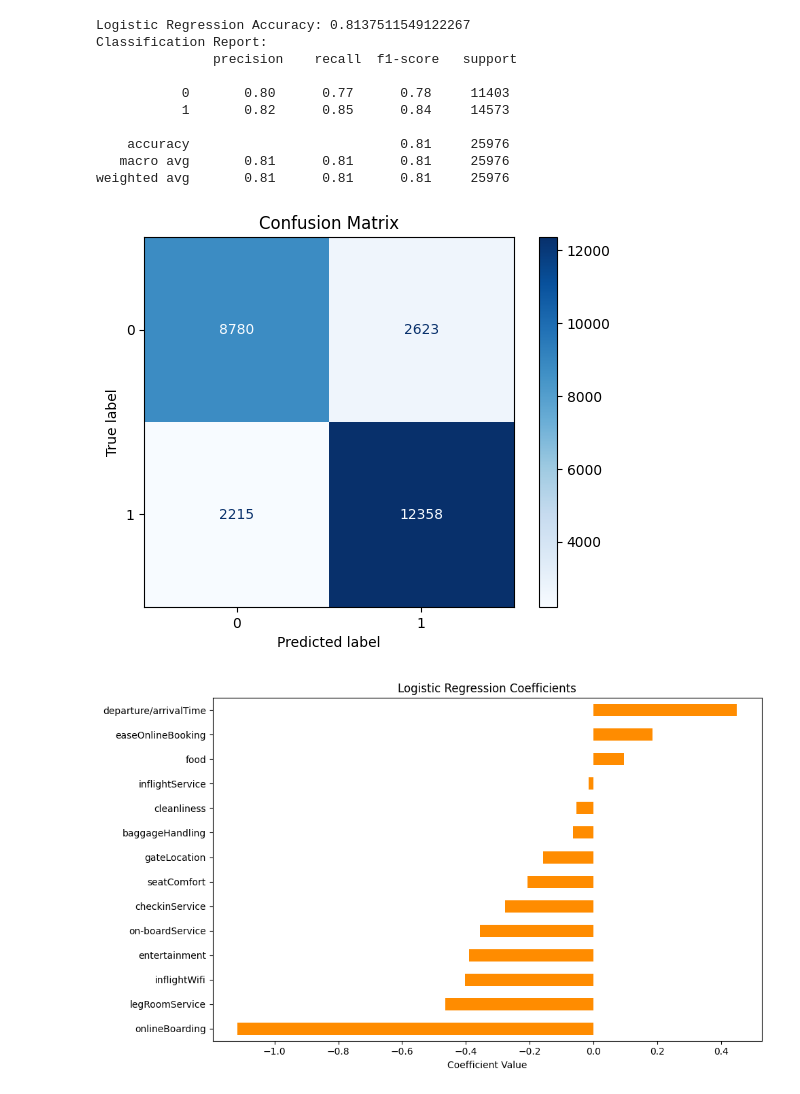
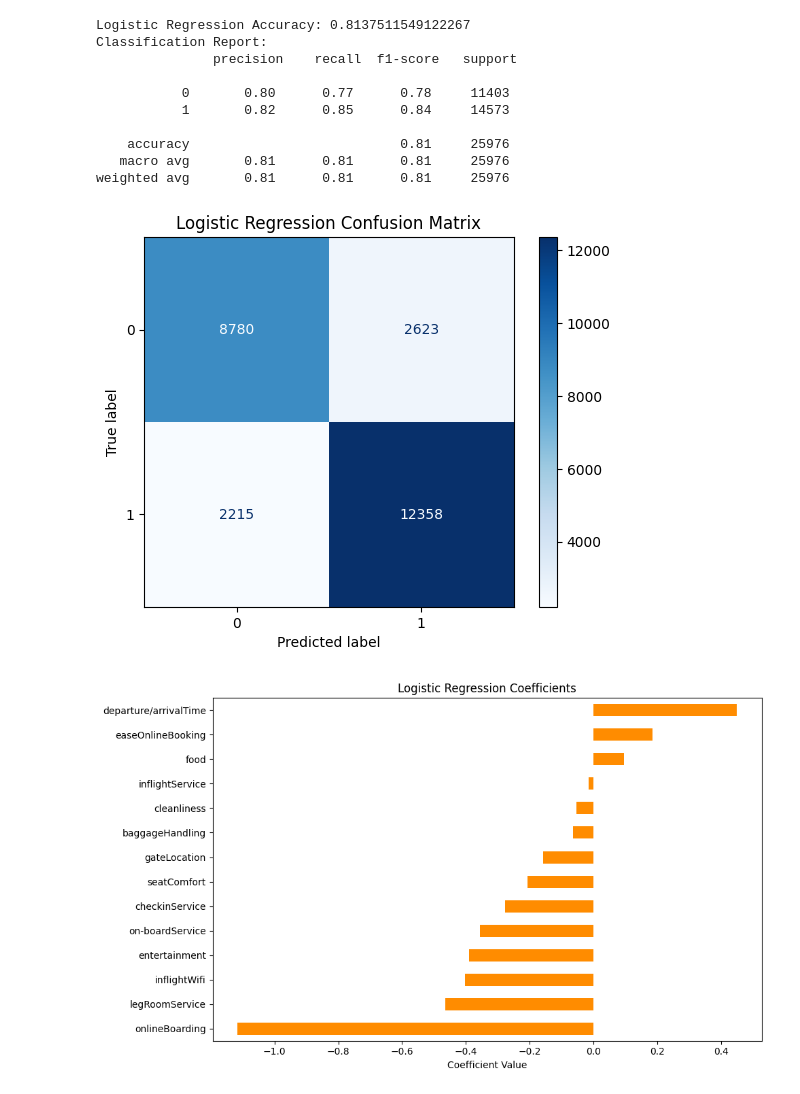
Before and after one commit to imdeadlock/airline_satisfaction_churn_analysis, a Jupyter notebook: airline_customer_churn_analysis.ipynb, the cells around one changed output. Drawn from its saved outputs; the diff is of its cells as text; code cells hidden in the pictures.

```diff
--- a/airline_customer_churn_analysis.ipynb
+++ b/airline_customer_churn_analysis.ipynb
@@ -456,10 +458,11 @@ Classification Report:
 weighted avg       0.81      0.81      0.81     25976
 # %%
 ConfusionMatrixDisplay.from_predictions(y_test, y_pred_lr, cmap='Blues')
-plt.title("Confusion Matrix")
+plt.title("Logistic Regression Confusion Matrix")
+plt.savefig("lr_m.jpg")
 plt.show()
 # %% [output]
-[figure, old version]
+[figure, new version]
 # %%
 # lr coeffiecients
 coefficients = pd.Series(lr_model.coef_[0], index=service_features)
```
Also changed, not shown: parts of 4 cells of this notebook.
